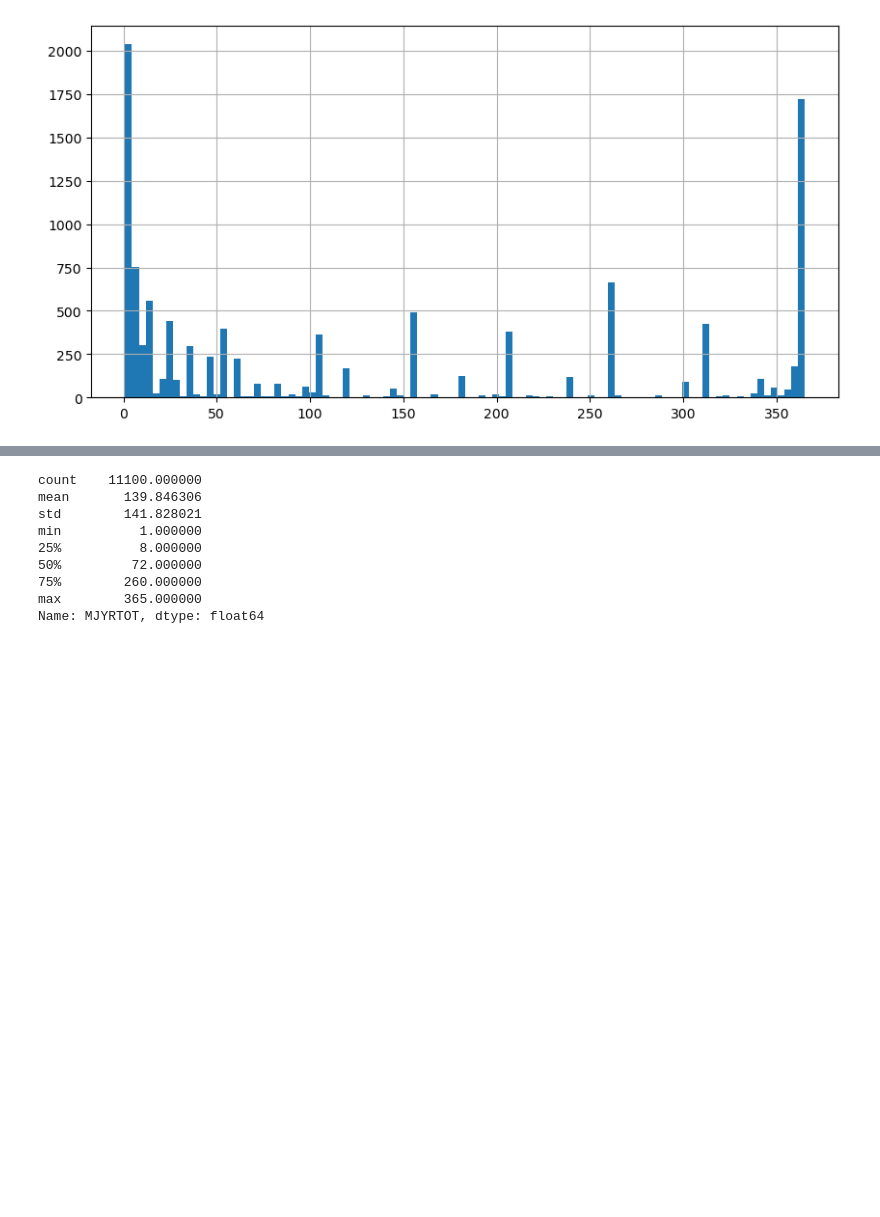
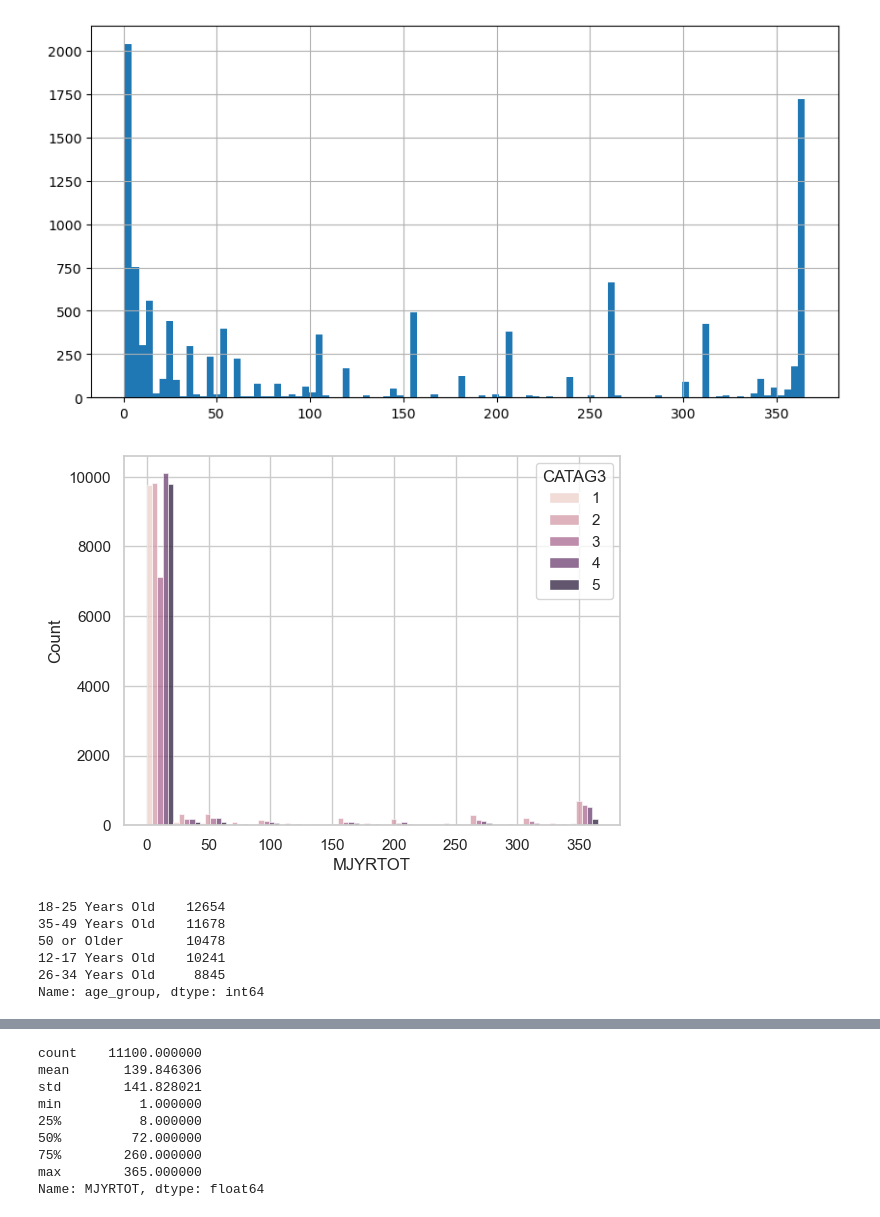
Before and after one commit to melissaprax/substance-use-mental-illness-analysis, a Jupyter notebook: eda_sub_dep.ipynb, the cells around one changed output, grey strips where cells are left out. Cells and saved outputs as stored; diff of their text form; code cells hidden in the pictures; blank space fills up the shorter version.

```diff
--- a/eda_sub_dep.ipynb
+++ b/eda_sub_dep.ipynb
@@ -176,3 +172,17 @@ nonZeroMJDays.hist(bins=100, figsize=(10, 5))
 # %% [output]
 <Axes: >
 [figure]
+# %%
+# Use seaborn to make a more visually appealing histogram
+
+# Your code to create the stacked histogram
+sns.set(style="whitegrid")  # Set the style
+g = sns.histplot(data=df, x="MJYRTOT", hue="CATAG3", multiple="dodge")
+
+# Change the y-axis scale to logarithmic
+#plt.yscale("log")
+
+# Show the plot
+plt.show()
+# %% [output]
+[figure, added]
@@ -178,0 +212,9 @@ nonZeroMJDays.hist(bins=100, figsize=(10, 5))
+# %%
+df.age_group.value_counts()
+# %% [output]
+18-25 Years Old    12654
+35-49 Years Old    11678
+50 or Older        10478
+12-17 Years Old    10241
+26-34 Years Old     8845
+Name: age_group, dtype: int64
```
Also changed, not shown: parts of 6 cells of this notebook, 2 other files.
